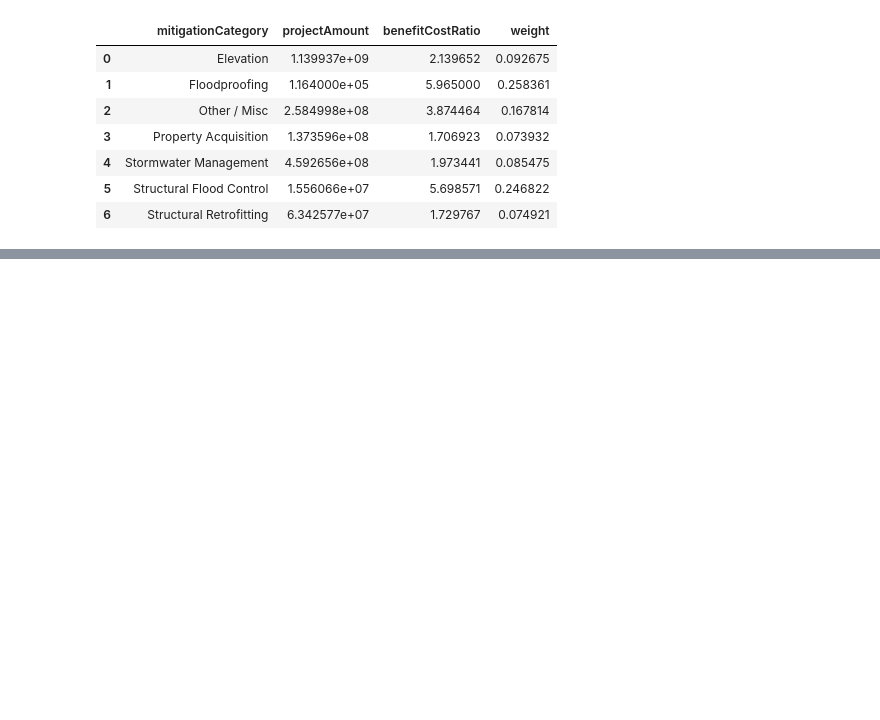
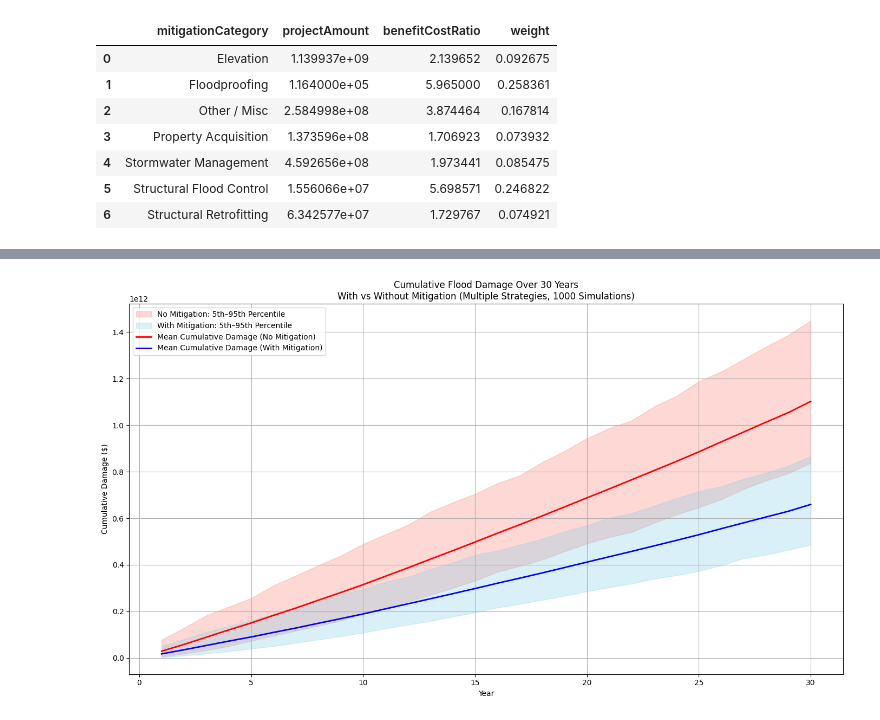
Before and after one commit to sarthakc123/Sarthak_Vinit_ClimateRiskMitigationMCSim, a Jupyter notebook: MCSim_ClimateRisk.ipynb, the cells around one changed output, grey strips where cells are left out. Cells and saved outputs as stored; diff of their text form; code cells hidden in the pictures; blank space fills up the shorter version.

```diff
--- a/MCSim_ClimateRisk.ipynb
+++ b/MCSim_ClimateRisk.ipynb
@@ -176,5 +185,3 @@ slr_predicted = slope * years_future + intercept
 # %%
 def generate_random_slr(n=1):
-    return np.random.choice(slr_predicted, size=n)
-
-generate_random_slr(30)
+    return slr_predicted[:30]
@@ -186,6 +188,6 @@ array([42.99, 28.95, 34.8 , 55.86, 50.01, 46.5 , 37.14, 60.54, 28.95,
 # %%
 # Load and filter dataset
-df = pd.read_csv("Precipitaton.csv")
+df = pd.read_csv("4012474.csv")
 prcp_values = df["PRCP"].dropna()
 
 # Fit Gamma distribution to historical precipitation data
@@ -380,0 +382,78 @@ Estimated Total Damage over 30 years with Mitigation: $107,510,921,426.14
+# %%
+# Function to simulate yearly damage for both scenarios
+def run_yearly_damage_simulations(n_iterations=1000, m_years=30, alpha=1_000_000, beta=1.25, gamma_scale=0.01):
+    severity_map = {"Low": 1, "Medium": 2, "High": 3, "Extreme": 4}
+
+    all_damage_no_mitigation = []
+    all_damage_with_mitigation = []
+
+    for _ in range(n_iterations):
+        flood_counts = simulate_flood_frequency(df_floods, n_years=m_years)
+        slr_values = generate_random_slr(m_years)
+        prcp_values = generate_random_precipitation(m_years)
+
+        yearly_damage_no_mit = []
+        yearly_damage_with_mit = []
+
+        for year in range(m_years):
+            floods_this_year = flood_counts[year]
+            slr = slr_values[year]
+            prcp = prcp_values[year]
+            severities = generate_random_severity(floods_this_year)
+
+            reduction_factor = get_multiple_mitigation_reduction()  # Updated here
+
+            dmg_no_mit = 0
+            dmg_with_mit = 0
+
+            for sev in severities:
+                sev_factor = severity_map[sev]
+                raw_dmg = alpha * sev_factor * (1 + beta * slr) * (1 + gamma_scale * prcp)
+                dmg_no_mit += raw_dmg
+                dmg_with_mit += raw_dmg * (1 - reduction_factor)
+
+            yearly_damage_no_mit.append(dmg_no_mit)
+            yearly_damage_with_mit.append(dmg_with_mit)
+
+        all_damage_no_mitigation.append(yearly_damage_no_mit)
+        all_damage_with_mitigation.append(yearly_damage_with_mit)
+
+    return np.array(all_damage_no_mitigation), np.array(all_damage_with_mitigation)
+
+
+# Run simulations
+damage_no_mit, damage_with_mit = run_yearly_damage_simulations(n_iterations=1000, m_years=30)
+
+# Cumulative damage
+damage_cum_no_mit = np.cumsum(damage_no_mit, axis=1)
+damage_cum_with_mit = np.cumsum(damage_with_mit, axis=1)
+
+# Stats
+mean_no_mit = np.mean(damage_cum_no_mit, axis=0)
+mean_with_mit = np.mean(damage_cum_with_mit, axis=0)
+
+p5_no_mit = np.percentile(damage_cum_no_mit, 5, axis=0)
+p95_no_mit = np.percentile(damage_cum_no_mit, 95, axis=0)
+
+p5_with_mit = np.percentile(damage_cum_with_mit, 5, axis=0)
+p95_with_mit = np.percentile(damage_cum_with_mit, 95, axis=0)
+
+# Plot
+plt.figure(figsize=(14, 8))
+x = range(1, 31)
+
+plt.fill_between(x, p5_no_mit, p95_no_mit, color='salmon', alpha=0.3, label='No Mitigation: 5th–95th Percentile')
+plt.fill_between(x, p5_with_mit, p95_with_mit, color='skyblue', alpha=0.3, label='With Mitigation: 5th–95th Percentile')
+
+plt.plot(x, mean_no_mit, color='red', linewidth=2, label='Mean Cumulative Damage (No Mitigation)')
+plt.plot(x, mean_with_mit, color='blue', linewidth=2, label='Mean Cumulative Damage (With Mitigation)')
+
+plt.title('Cumulative Flood Damage Over 30 Years\nWith vs Without Mitigation (Multiple Strategies, 1000 Simulations)')
+plt.xlabel('Year')
+plt.ylabel('Cumulative Damage ($)')
+plt.legend()
+plt.grid(True)
+plt.tight_layout()
+plt.show()
+# %% [output]
+[figure, added]
```
Also changed, not shown: parts of 16 cells of this notebook.
